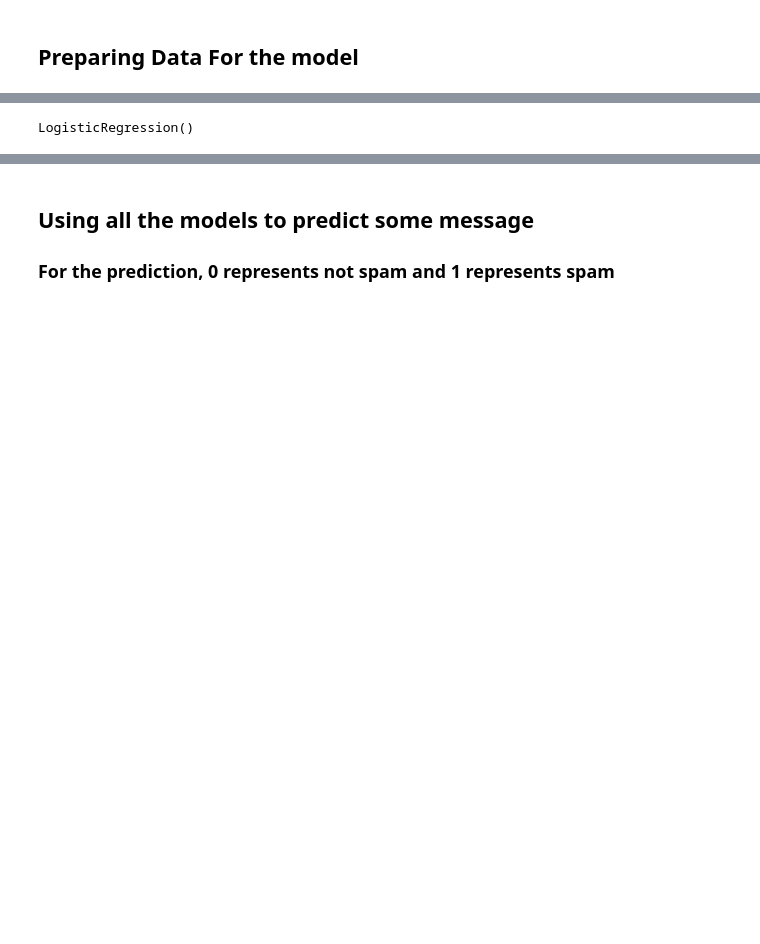
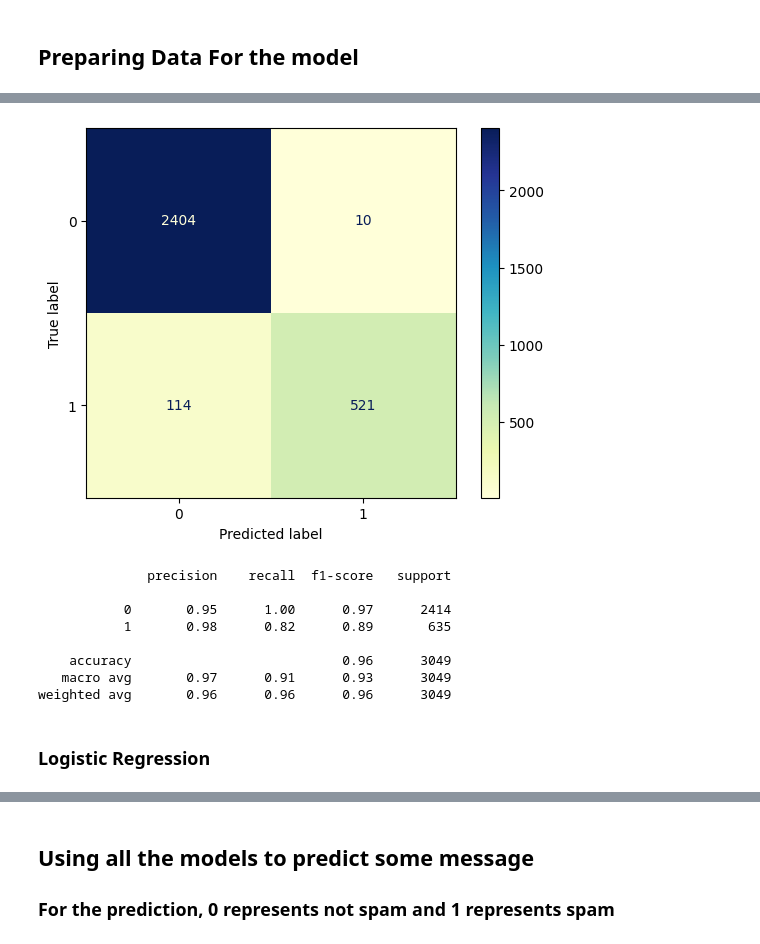
Before and after one commit to Jefest1/CVIP_Data_Science_Intern, a Jupyter notebook: spam_detection.ipynb, the cells around one changed output, grey strips where cells are left out. Drawn from its saved outputs; the diff is of its cells as text; code cells hidden in the pictures; blank space fills up the shorter version.

```diff
--- a/spam_detection.ipynb
+++ b/spam_detection.ipynb
@@ -147,3 +197,7 @@ weighted avg       0.95      0.90      0.91      3223
 # %%
 #Using Random Forest Classifier
-model_3 = RandomForestClassifier()
+rfc = RandomForestClassifier()
+rfc.fit(X_train, y_train)
+
+# making predictions
+rfc_pred = rfc.predict(X_test)
@@ -175,0 +204,18 @@ model_4 = LogisticRegression()
+# %%
+# Creating the confusion matrix
+sns.reset_orig()
+ConfusionMatrixDisplay.from_predictions(y_test, rfc_pred, cmap='YlGnBu', labels=rfc.classes_)
+plt.show()
+
+# printing the Classification report
+print(classification_report(y_test, rfc_pred))
+# %% [output]
+[figure, added]
+              precision    recall  f1-score   support
+
+           0       0.95      1.00      0.97      2414
+           1       0.98      0.82      0.89       635
+
+    accuracy                           0.96      3049
+   macro avg       0.97      0.91      0.93      3049
+weighted avg       0.96      0.96      0.96      3049
@@ -176,5 +225,10 @@ model_4 = LogisticRegression()
+# %% [markdown]
+### Logistic Regression
 # %%
-model_4.fit(X_train,y_train)
+lr = LogisticRegression()
+#fitting the model
+lr.fit(X_train, y_train)
+
+#making predictions
+lr_pred = lr.predict(X_test)
-# %% [output]
-LogisticRegression()
 # %%
```
Also changed, not shown: parts of 51 cells of this notebook, 1 other file.
